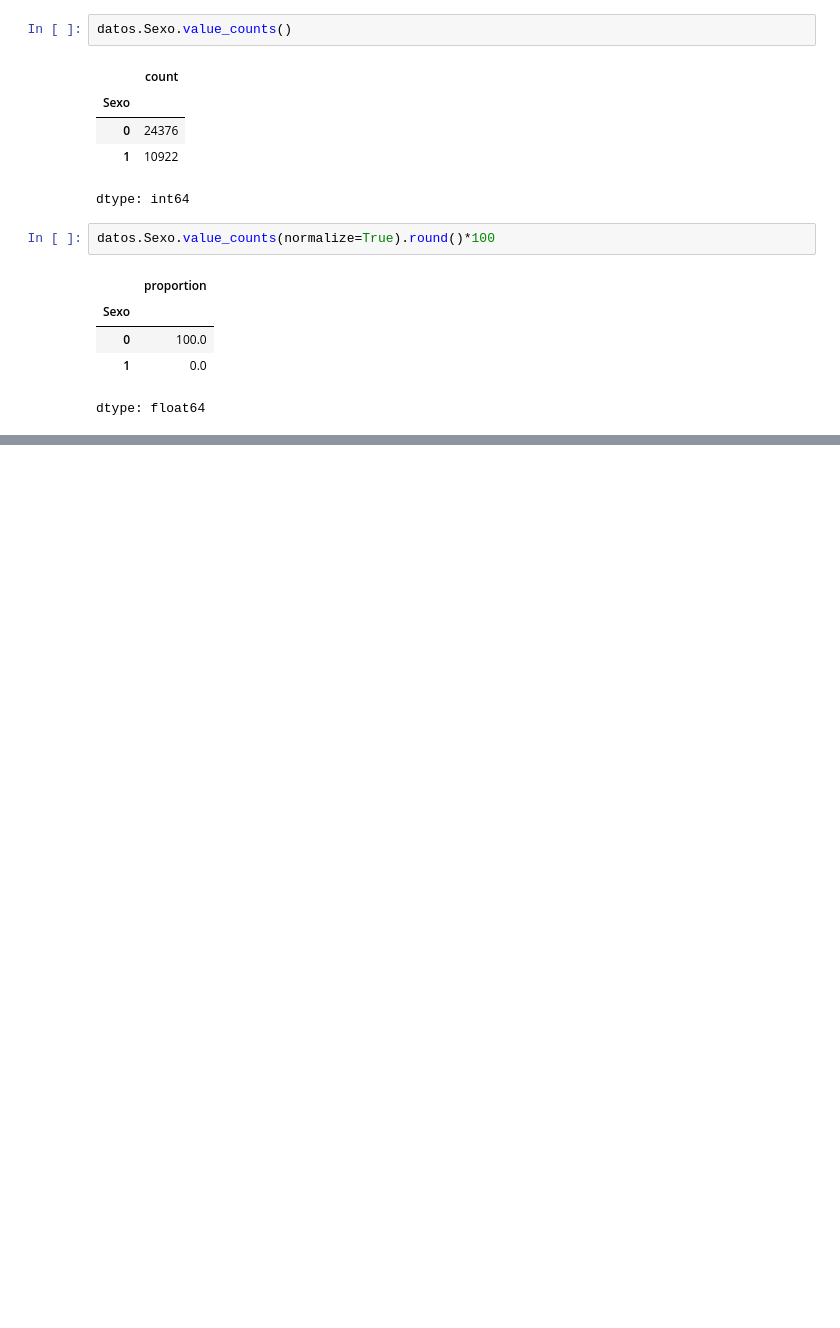
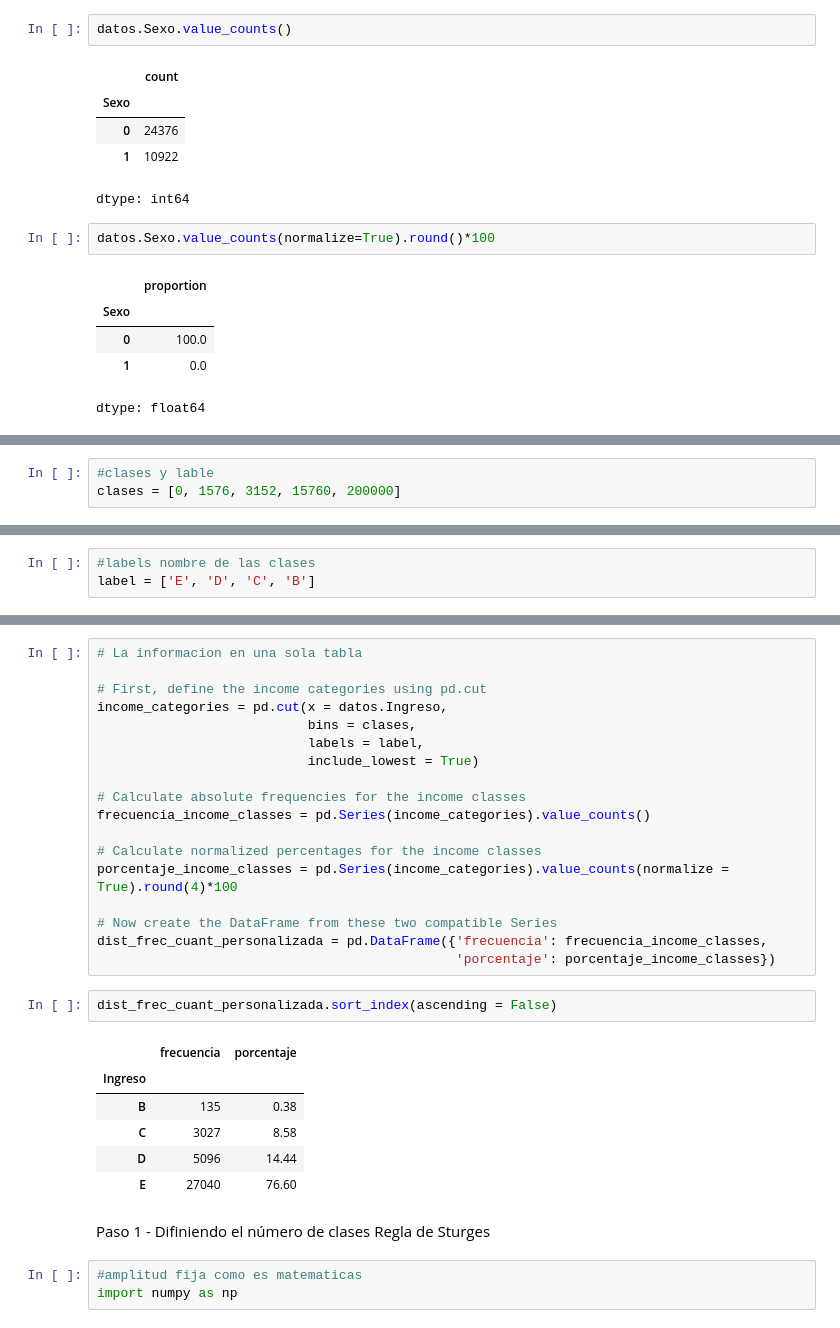
Before and after one commit to RuthJimenez309/_Python_Estadastica_, a Jupyter notebook: _Python_Estadastica.ipynb, the cells around one changed output, grey strips where cells are left out. Cells and saved outputs as stored; diff of their text form; blank space fills up the shorter version.

```diff
--- a/_Python_Estadastica.ipynb
+++ b/_Python_Estadastica.ipynb
@@ -119,0 +231,3 @@ dtype: float64
+# %%
+#clases y lable
+clases = [0, 1576, 3152, 15760, 200000]
@@ -119,0 +238,3 @@ dtype: float64
+# %%
+#labels nombre de las clases
+label = ['E', 'D', 'C', 'B']
@@ -119,0 +278,33 @@ dtype: float64
+# %%
+# La informacion en una sola tabla
+
+# First, define the income categories using pd.cut
+income_categories = pd.cut(x = datos.Ingreso,
+                           bins = clases,
+                           labels = label,
+                           include_lowest = True)
+
+# Calculate absolute frequencies for the income classes
+frecuencia_income_classes = pd.Series(income_categories).value_counts()
+
+# Calculate normalized percentages for the income classes
+porcentaje_income_classes = pd.Series(income_categories).value_counts(normalize = True).round(4)*100
+
+# Now create the DataFrame from these two compatible Series
+dist_frec_cuant_personalizada = pd.DataFrame({'frecuencia': frecuencia_income_classes,
+                                              'porcentaje': porcentaje_income_classes})
+# %%
+dist_frec_cuant_personalizada.sort_index(ascending = False)
+# %% [output]
+|  | frecuencia | porcentaje |
+| Ingreso |  |  |
+| B | 135 | 0.38 |
+| C | 3027 | 8.58 |
+| D | 5096 | 14.44 |
+| E | 27040 | 76.60 |
+# %% [markdown]
+Paso 1 - Difiniendo el número de clases
+Regla de Sturges
+# %%
+#amplitud fija como es matematicas
+import numpy as np
```
Also changed, not shown: parts of 27 cells of this notebook.
